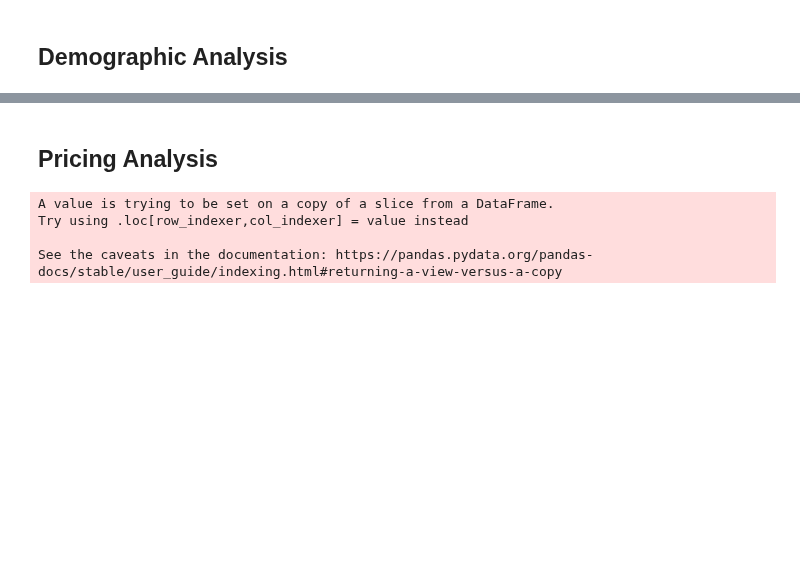
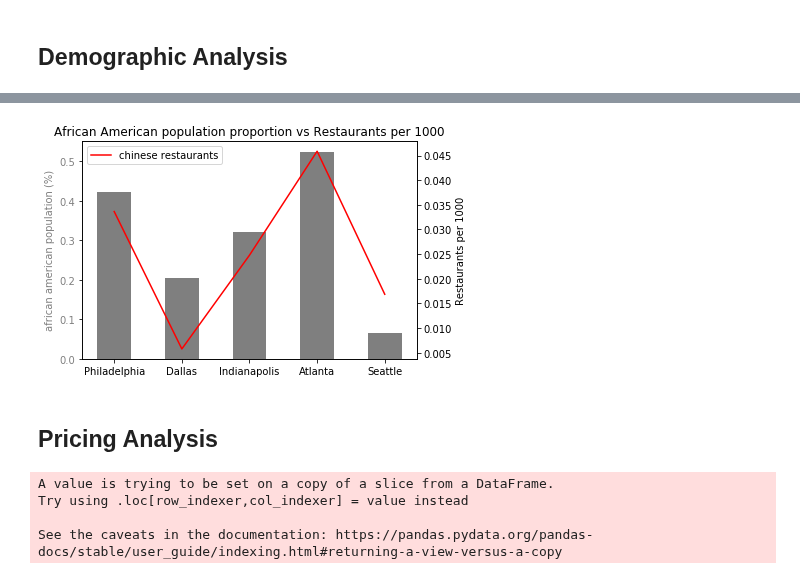
Before and after one commit to DPintacasi/teamcobra_project1, a Jupyter notebook: Scripts/final_analysis.ipynb, the cells around one changed output, grey strips where cells are left out. Saved outputs shown, nothing was run; the diff lists cells and outputs as text; code cells hidden in the pictures; blank space fills up the shorter version.

```diff
--- a/Scripts/final_analysis.ipynb
+++ b/Scripts/final_analysis.ipynb
@@ -136,0 +121,7 @@ df
+# %%
+replace_values = ['newamerican', 'indpak', 'soulfood']
+new_values = ['new american','indian','soul food']
+for i in range(len(replace_values)):
+    df.replace(replace_values[i],new_values[i],inplace = True)
+
+df['rest_ethnicity'].value_counts()
@@ -139,3 +212,23 @@ df
+# %%
+ax1 = plt.subplot(111)
+
+color = 'tab:grey'
+ax1.bar(cities, [p.loc['african_american'] for p in pop_ethnicities_p_bycity], width=0.5, color=color, align='center')
+ax1.set_ylabel('african american population (%)', color=color)
+ax1.tick_params(axis='y', labelcolor=color)
+
+
+ax2 = ax1.twinx()
+
+ax2.plot(cities, [p.loc['soul food'] for p in rest_ethnicities_p_bycity], color='r', label = 'chinese restaurants')
+ax2.set_ylabel('Restaurants per 1000')
+
+plt.title('African American population proportion vs Restaurants per 1000')
+plt.legend()
+plt.savefig('../Output/Charts/rest_vs_pop_african_american.png')
+plt.show()
+# %% [output]
+[figure, added]
 # %% [markdown]
 ## Pricing Analysis
 # %%
```
Also changed, not shown: parts of 8 cells of this notebook, 2 other files.
